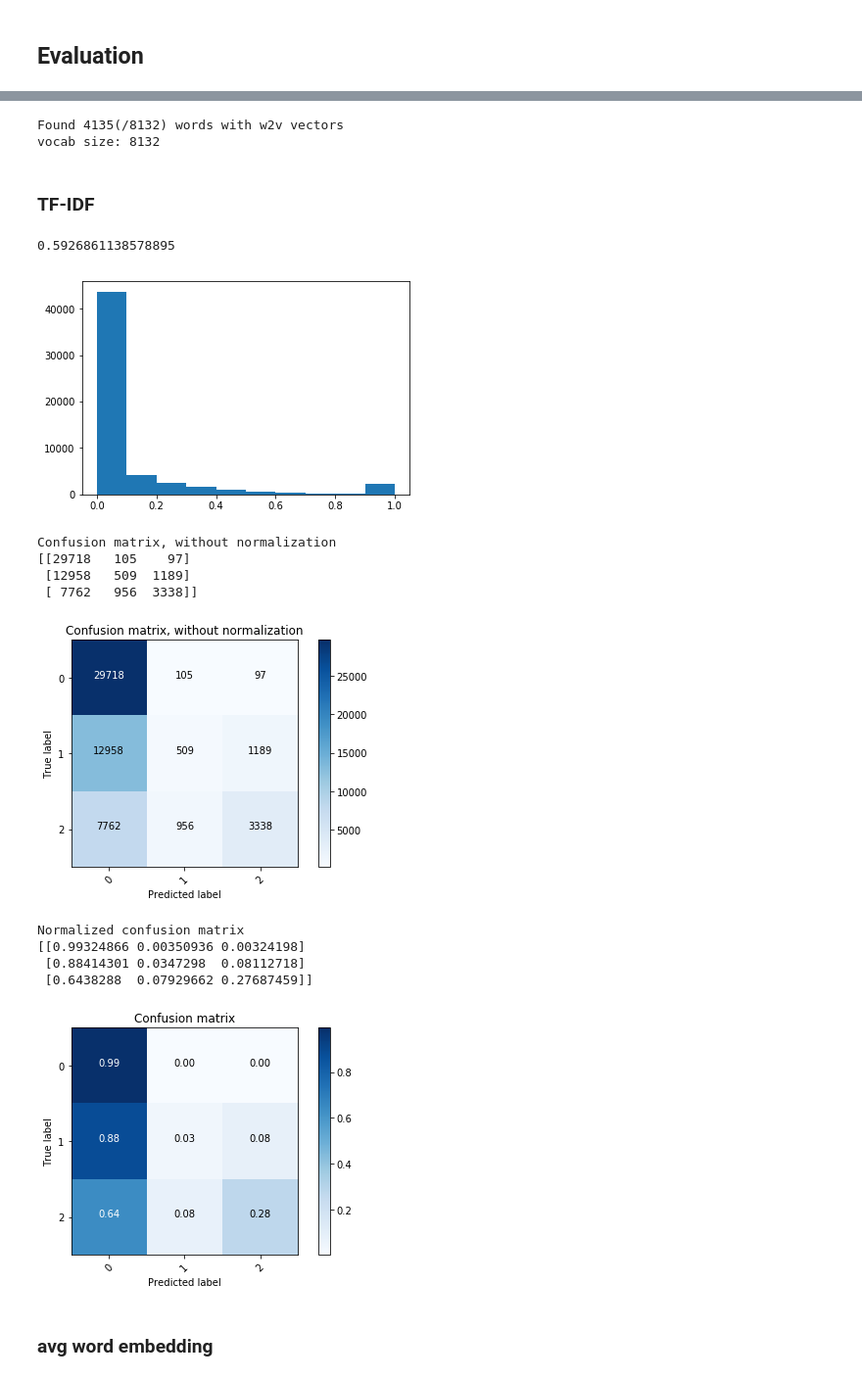
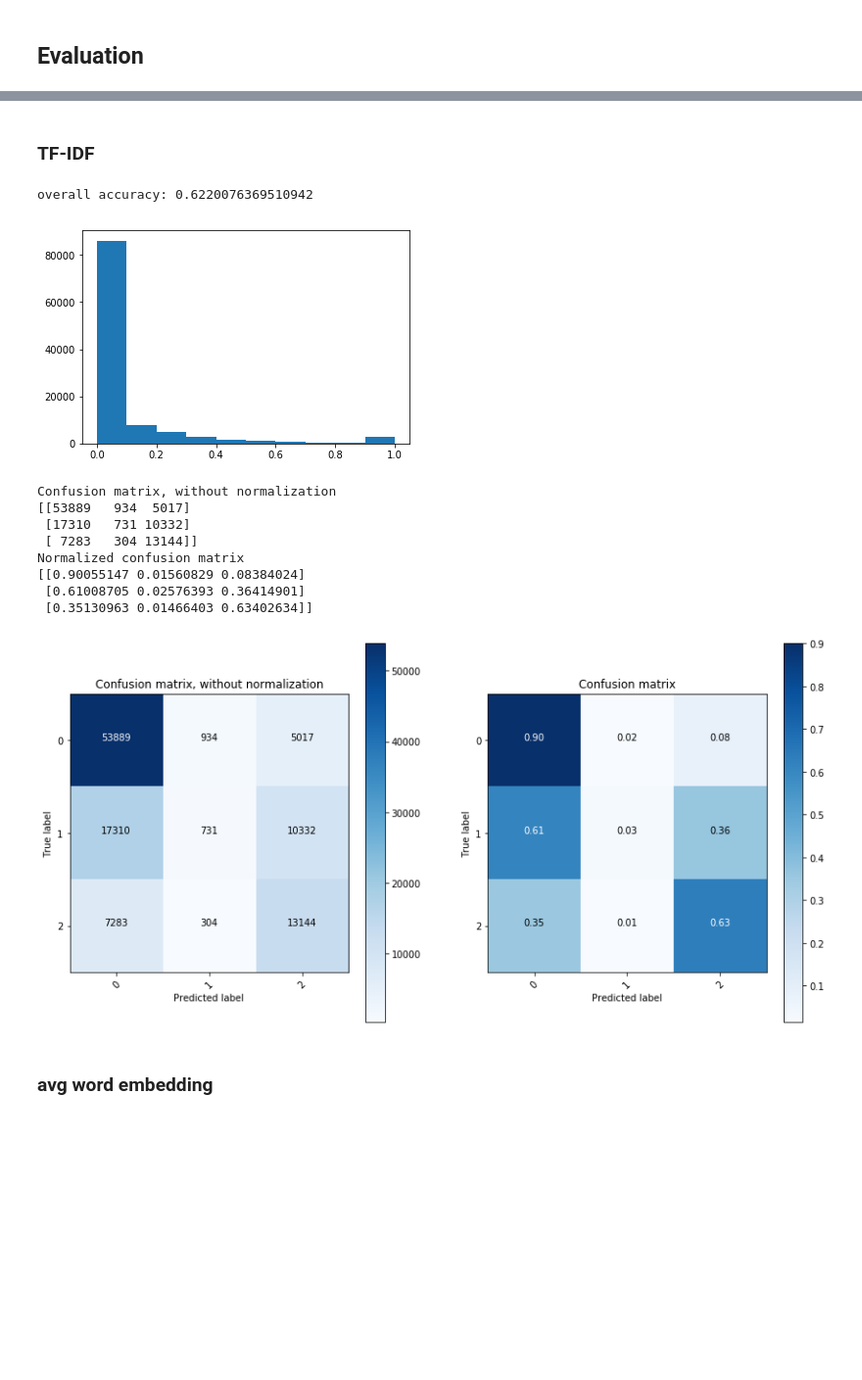
Before and after one commit to tingchunyeh/Sentence-Sim, a Jupyter notebook: Untitled.ipynb, the cells around one changed output, grey strips where cells are left out. Shown at 98% size. Saved outputs shown, nothing was run; the diff lists cells and outputs as text; code cells hidden in the pictures; blank space fills up the shorter version.

Commit message:
add data prcess

```diff
--- a/Untitled.ipynb
+++ b/Untitled.ipynb
@@ -14,4 +14,4 @@ pd.set_option('display.max_colwidth', 100)
 %load_ext autoreload
 %autoreload 2
 
-data_path = os.getcwd() + "/raw_data"
+data_path = os.getcwd() + "/data"
@@ -58,0 +88,2 @@ ha_answer_99 = ha_answer[ (ha_answer['参考答案分词长度']<100) & (ha_answ
+# %%
+train, dev, test = get_nl(data_path)
@@ -227,11 +262,13 @@ def get_labels(preds, ths=[0.5, 0.7]):
 
 def eval_plot(pred_labels, true_labels):
     cnf_matrix = confusion_matrix(true_labels, pred_labels)
-    plt.figure()
+    plt.figure(figsize=(12,6))
+    plt.subplot(1,2,1)
     plot_confusion_matrix(cnf_matrix, classes=[0, 1, 2], title='Confusion matrix, without normalization')
-    plt.show()
-    plt.figure()
+#     plt.show()
+    plt.subplot(1,2,2)
     plot_confusion_matrix(cnf_matrix, classes=[0, 1, 2], title='Confusion matrix', normalize=True)
+    plt.subplots_adjust(wspace = 0.2)
     plt.show()
 
 val_acc_best = -1e10
@@ -277,5 +314,15 @@ def evaluate(epoch, bsize = 64, eval_type='dev', final_eval=False):
         val_acc_best = eval_acc
 
     return labels
+
+def test_onePair(s1, s2):
+    nli_net.eval()
+
+    s1_batch, s1_len = get_batch(s1, wv, default_wv)
+    s2_batch, s2_len = get_batch(s2, wv, default_wv)
+    s1_batch, s2_batch = Variable(s1_batch.cuda()), Variable(s2_batch.cuda())
+
+    # model forward
+    output = nli_net((s1_batch, s1_len), (s2_batch, s2_len))
+    pred = output.data.max(1)[1]
+    return pred.item()
-# %%
-train, dev, test = get_nl("")
@@ -301,32 +329,26 @@ Vocabulary size: 7245
-# %%
-wv, default_wv = build_vocab(txt, "w2v-model.txt")
-# %% [output]
-Found 4135(/8132) words with w2v vectors
-vocab size: 8132
 # %% [markdown]
 ### TF-IDF
 # %%
 TFIDF_preds = predict(dev['s1'], dev['s2'])
 # %%
-TFIDF_pred_labels = get_labels(TFIDF_preds, ths=[0.3, 0.4])
-print( float(np.where(TFIDF_pred_labels==dev['label'])[0].shape[0])/len(TFIDF_pred_labels))
+TFIDF_pred_labels = get_labels(TFIDF_preds, ths=[0.01, 0.05])
+print("overall accuracy:", float(np.where(TFIDF_pred_labels==dev['label'])[0].shape[0])/len(TFIDF_pred_labels))
 plt.figure()
 plt.hist(TFIDF_preds)
 plt.show()
 eval_plot(TFIDF_pred_labels, dev['label'])
 # %% [output]
-0.5926861138578895
+overall accuracy: 0.6220076369510942
-[figure, old version]
+[figure, new version]
 Confusion matrix, without normalization
-[[29718   105    97]
- [12958   509  1189]
- [ 7762   956  3338]]
+[[53889   934  5017]
+ [17310   731 10332]
+ [ 7283   304 13144]]
+Normalized confusion matrix
+[[0.90055147 0.01560829 0.08384024]
+ [0.61008705 0.02576393 0.36414901]
+ [0.35130963 0.01466403 0.63402634]]
-[figure, old version]
+[figure, new version]
-Normalized confusion matrix
-[[0.99324866 0.00350936 0.00324198]
- [0.88414301 0.0347298  0.08112718]
- [0.6438288  0.07929662 0.27687459]]
-[figure, removed]
 # %% [markdown]
 ### avg word embedding
 # %%
```
Also changed, not shown: parts of 43 cells of this notebook, 7 other files.
